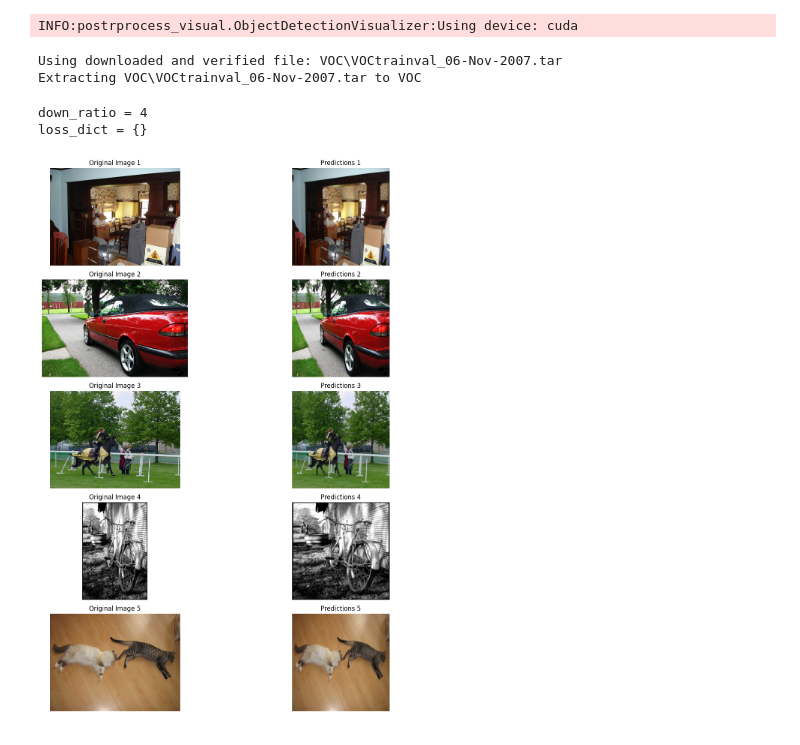
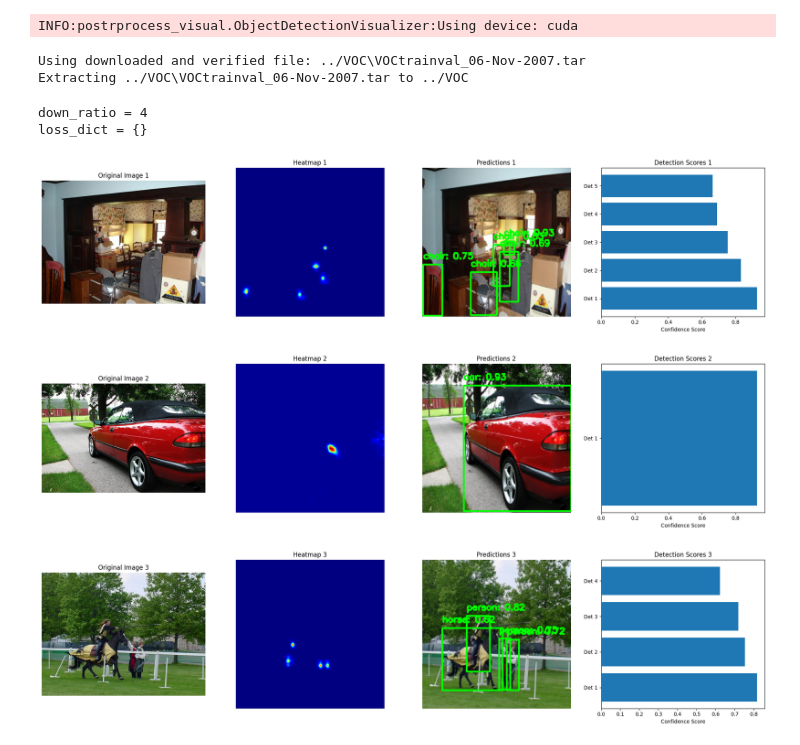
Before and after one commit to olnkravchenko/object_detection, a Jupyter notebook: playbooks/visualization_example.ipynb, the cells around one changed output. Saved outputs shown, nothing was run; the diff lists cells and outputs as text; code cells hidden in the pictures.

Commit message:
modify visualization add heatmap visualization add box scores visualization

```diff
--- a/playbooks/visualization_example.ipynb
+++ b/playbooks/visualization_example.ipynb
@@ -1,23 +1,26 @@
 # %%
+#visualizer_example.py
 from postrprocess_visual.ObjectDetectionVisualizer import ObjectDetectionVisualizer
 
 def main():
     # Create visualizer with default settings
     visualizer = ObjectDetectionVisualizer(
         input_height=256,
         input_width=256,
         confidence_threshold=0.3
     )
 
     # Visualize predictions
-    visualizer.visualize_predictions(num_samples=5)
+    visualizer.visualize_predictions(num_samples=3)
 
 if __name__ == "__main__":
     main()
 # %% [output]
 INFO:postrprocess_visual.ObjectDetectionVisualizer:Using device: cuda
-Using downloaded and verified file: VOC\VOCtrainval_06-Nov-2007.tar
-Extracting VOC\VOCtrainval_06-Nov-2007.tar to VOC
+Using downloaded and verified file: ../VOC\VOCtrainval_06-Nov-2007.tar
+Extracting ../VOC\VOCtrainval_06-Nov-2007.tar to ../VOC
 down_ratio = 4
 loss_dict = {}
-[figure, old version]
+[figure, new version]
+[figure, added]
+[figure, added]
```
Also changed, not shown: 4 other files.
